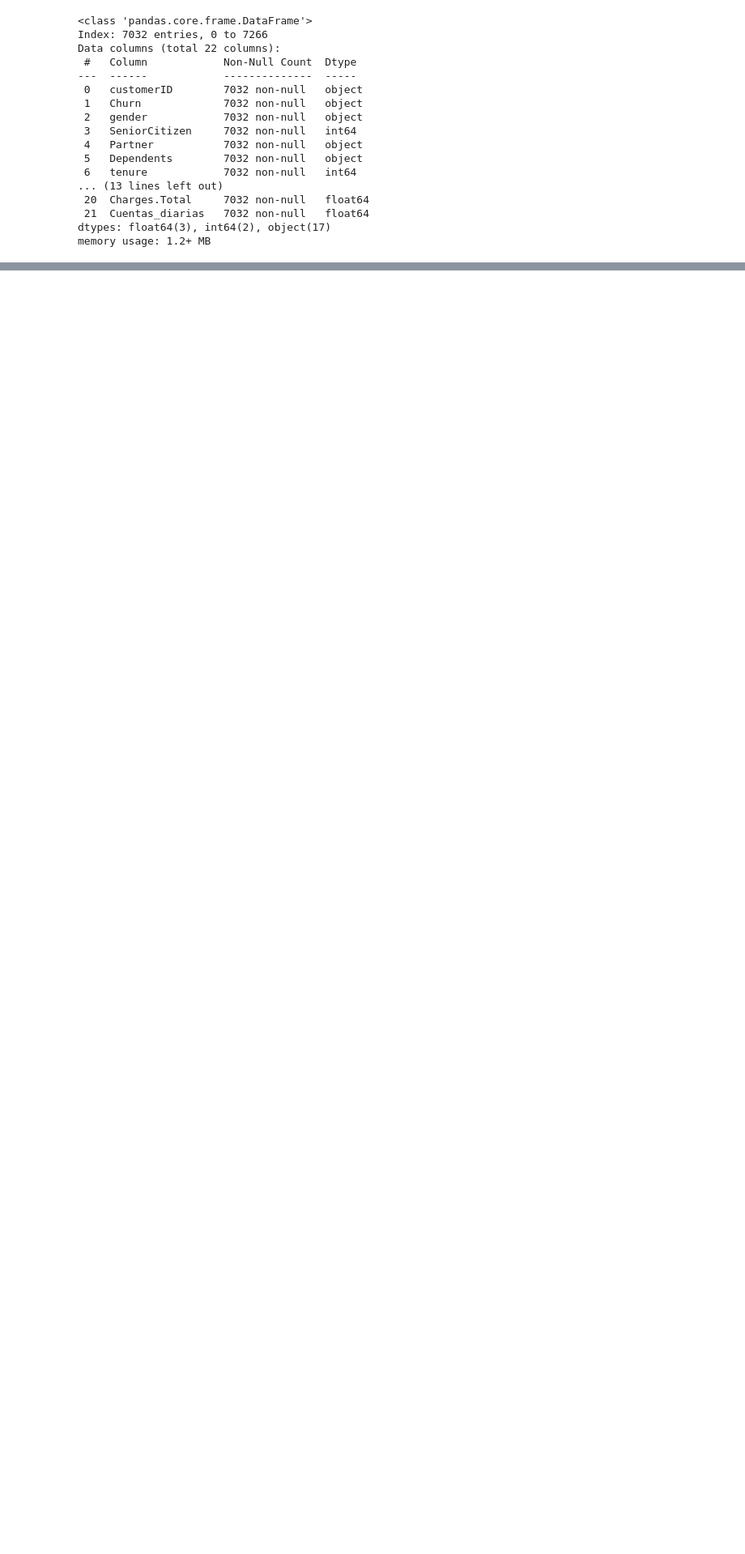
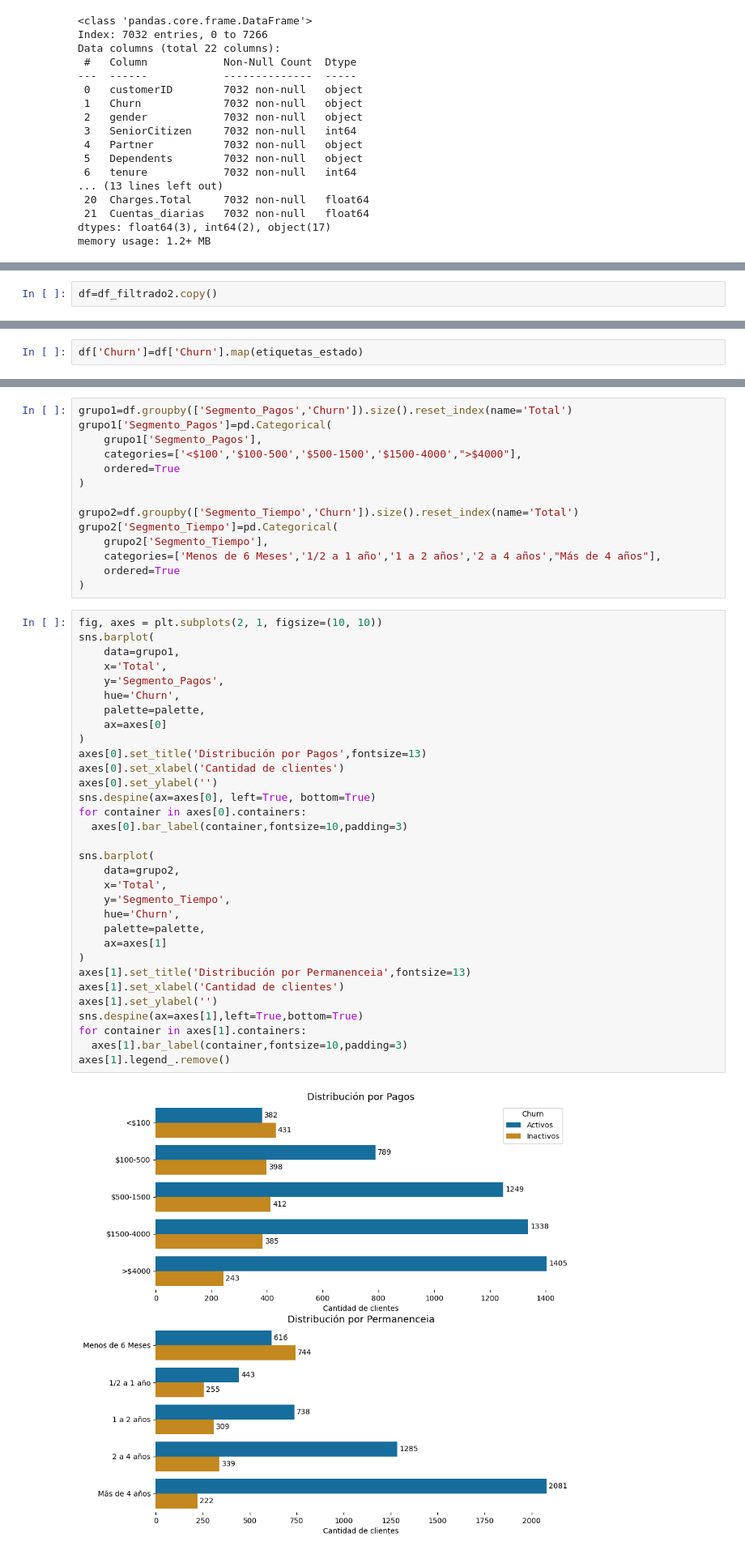
Before and after one commit to BlopezEspinoza070801/Reto-Churn-Rate, a Jupyter notebook: TelecomX_LATAM.ipynb, the cells around one changed output, grey strips where cells are left out. Shown at 81% size. Cells and saved outputs as stored; diff of their text form; blank space fills up the shorter version.

```diff
--- a/TelecomX_LATAM.ipynb
+++ b/TelecomX_LATAM.ipynb
@@ -375,0 +470,2 @@ df_filtrado2.groupby(['Churn','gender'])[['SeniorCitizen','Partner','Dependents'
+# %%
+df=df_filtrado2.copy()
@@ -375,0 +511,2 @@ df_filtrado2.groupby(['Churn','gender'])[['SeniorCitizen','Partner','Dependents'
+# %%
+df['Churn']=df['Churn'].map(etiquetas_estado)
@@ -376,3 +523,51 @@ df_filtrado2.groupby(['Churn','gender'])[['SeniorCitizen','Partner','Dependents'
+# %%
+grupo1=df.groupby(['Segmento_Pagos','Churn']).size().reset_index(name='Total')
+grupo1['Segmento_Pagos']=pd.Categorical(
+    grupo1['Segmento_Pagos'],
+    categories=['<$100','$100-500','$500-1500','$1500-4000',">$4000"],
+    ordered=True
+)
+
+grupo2=df.groupby(['Segmento_Tiempo','Churn']).size().reset_index(name='Total')
+grupo2['Segmento_Tiempo']=pd.Categorical(
+    grupo2['Segmento_Tiempo'],
+    categories=['Menos de 6 Meses','1/2 a 1 año','1 a 2 años','2 a 4 años',"Más de 4 años"],
+    ordered=True
+)
+# %%
+fig, axes = plt.subplots(2, 1, figsize=(10, 10))
+sns.barplot(
+    data=grupo1,
+    x='Total',
+    y='Segmento_Pagos',
+    hue='Churn',
+    palette=palette,
+    ax=axes[0]
+)
+axes[0].set_title('Distribución por Pagos',fontsize=13)
+axes[0].set_xlabel('Cantidad de clientes')
+axes[0].set_ylabel('')
+sns.despine(ax=axes[0], left=True, bottom=True)
+for container in axes[0].containers:
+  axes[0].bar_label(container,fontsize=10,padding=3)
+
+sns.barplot(
+    data=grupo2,
+    x='Total',
+    y='Segmento_Tiempo',
+    hue='Churn',
+    palette=palette,
+    ax=axes[1]
+)
+axes[1].set_title('Distribución por Permanenceia',fontsize=13)
+axes[1].set_xlabel('Cantidad de clientes')
+axes[1].set_ylabel('')
+sns.despine(ax=axes[1],left=True,bottom=True)
+for container in axes[1].containers:
+  axes[1].bar_label(container,fontsize=10,padding=3)
+axes[1].legend_.remove()
+# %% [output]
+[figure, added]
 # %% [markdown]
 #🔧 Transformación
 # %% [markdown]
```
Also changed, not shown: parts of 12 cells of this notebook.
